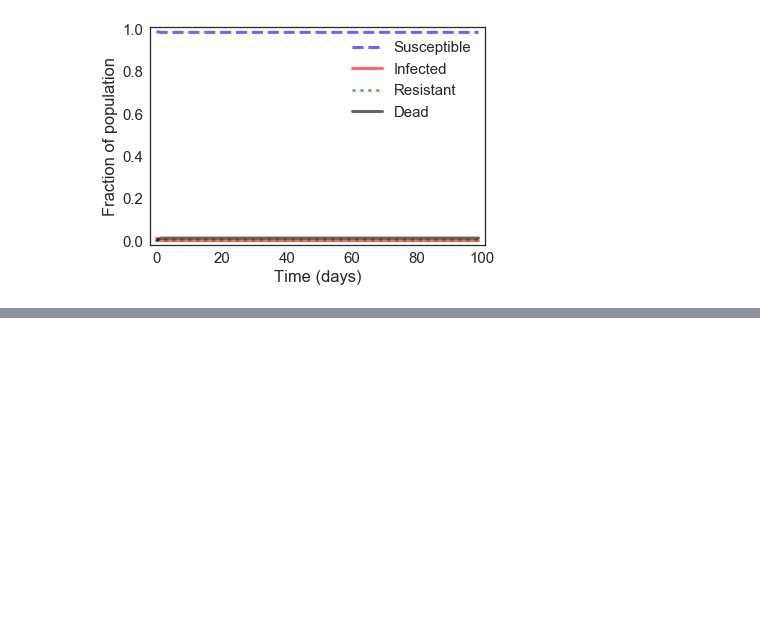
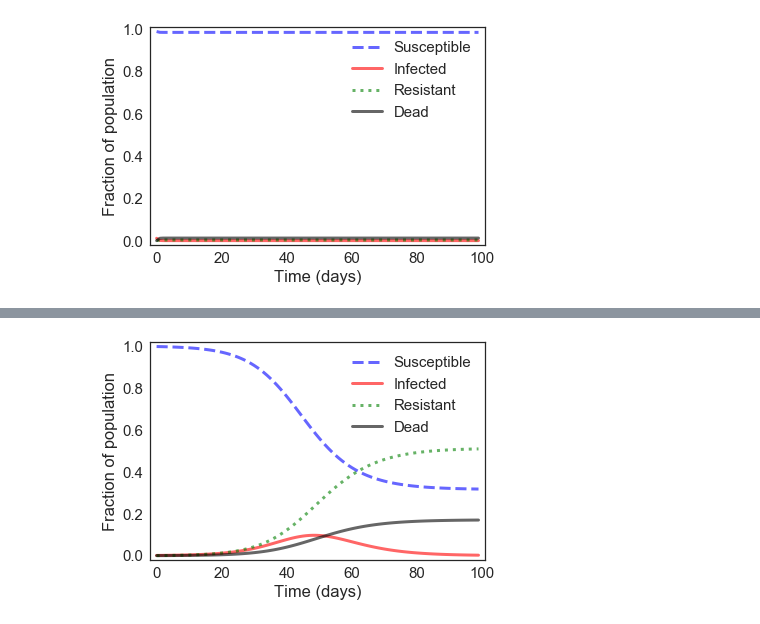
Before and after one commit to JonahSpicher/ModSim_Project2, a Jupyter notebook: Project 2.ipynb, the cells around one changed output, grey strips where cells are left out. Cells and saved outputs as stored; diff of their text form; code cells hidden in the pictures; blank space fills up the shorter version.

```diff
--- a/Project 2.ipynb
+++ b/Project 2.ipynb
@@ -138,0 +160,17 @@ AttributeError: Unknown property xlabel
+# %%
+def make_system_developed(beta, gamma, death_rate):
+    """Make a system object for the SIR model.
+
+    beta: contact rate in days
+    gamma: recovery rate in days
+
+    returns: System object
+    """
+    init = State(S=999, I=1, R=0, D=0)
+    init /= np.sum(init)
+
+    t0 = 0
+    t_end = 7 * 14
+
+    return System(init=init, t0=t0, t_end=t_end,
+                  beta=beta, gamma=gamma, death_rate=death_rate)
@@ -138,0 +224,5 @@ AttributeError: Unknown property xlabel
+# %%
+frame_b = run_simulation(b, update1)
+plot_results(frame_b.S, frame_b.I, frame_b.R, frame_b.D)
+# %% [output]
+[figure, added]
```
Also changed, not shown: parts of 8 cells of this notebook.
